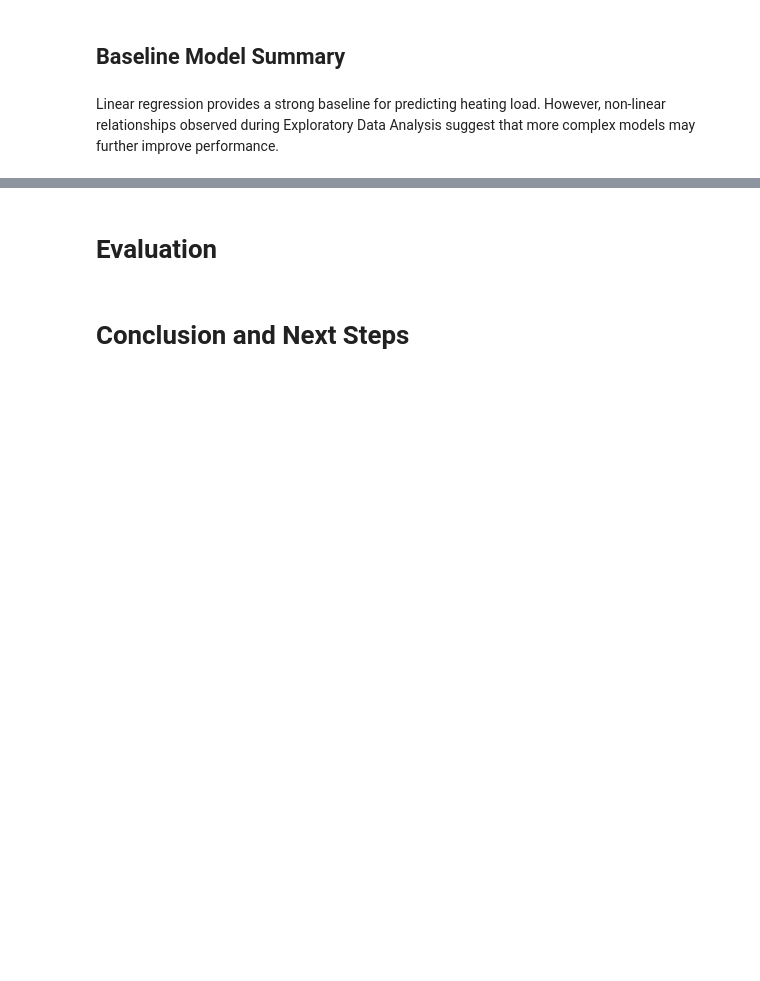
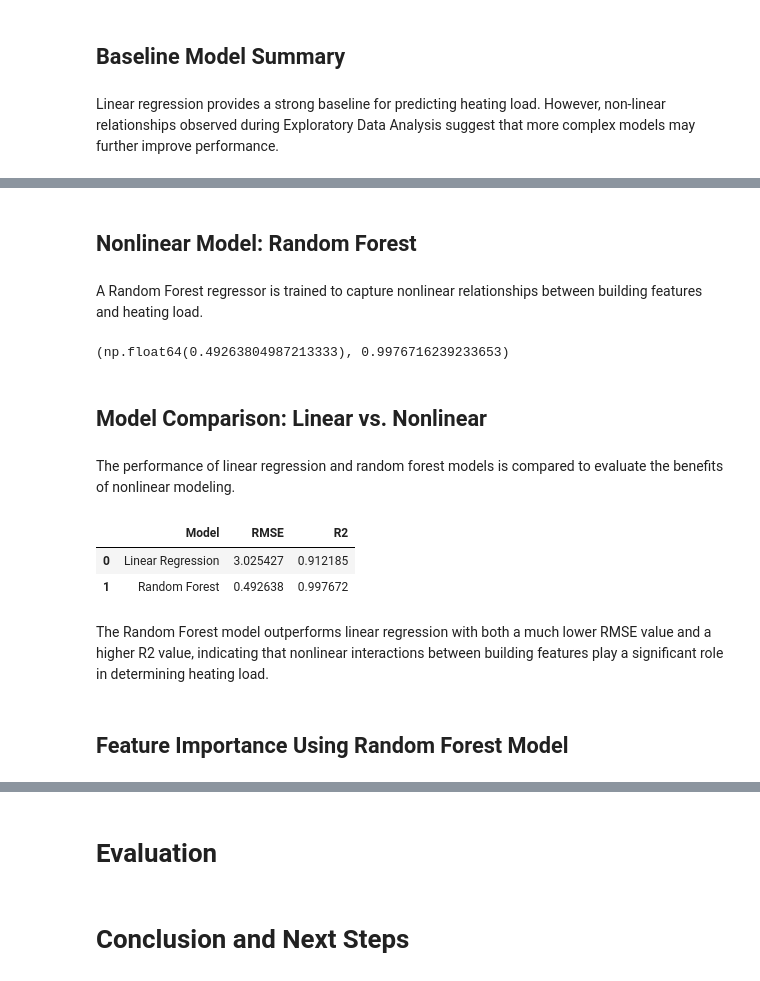
Before and after one commit to RT323/ml-mech-portfolio, a Jupyter notebook: projects/01-energy-efficiency-regression/notebooks/01_energy_efficiency_regression.ipynb, the cells around one changed output, grey strips where cells are left out. Drawn from its saved outputs; the diff is of its cells as text; code cells hidden in the pictures; blank space fills up the shorter version.

Commit message:
Add Random Forest model and comparison

```diff
--- a/projects/01-energy-efficiency-regression/notebooks/01_energy_efficiency_regression.ipynb
+++ b/projects/01-energy-efficiency-regression/notebooks/01_energy_efficiency_regression.ipynb
@@ -242,0 +292,45 @@ Linear regression provides a strong baseline for predicting heating load. Howeve
+# %% [markdown]
+## Nonlinear Model: Random Forest
+# %% [markdown]
+A Random Forest regressor is trained to capture nonlinear relationships between building features and heating load.
+# %%
+from sklearn.ensemble import RandomForestRegressor
+
+rf_model = RandomForestRegressor(
+    n_estimators = 200,
+    random_state = 42
+)
+
+rf_model.fit(X_train, y_train)
+
+y_pred_rf = rf_model.predict(X_test)
+
+mse_rf = mean_squared_error(y_test, y_pred_rf)
+rmse_rf = np.sqrt(mse_rf)
+r2_rf = r2_score(y_test, y_pred_rf)
+
+rmse_rf, r2_rf
+# %% [output]
+(np.float64(0.49263804987213333), 0.9976716239233653)
+# %% [markdown]
+## Model Comparison: Linear vs. Nonlinear
+# %% [markdown]
+The performance of linear regression and random forest models is compared to evaluate the benefits of nonlinear modeling.
+# %%
+import pandas as pd
+
+results = pd.DataFrame({
+    "Model": ["Linear Regression", "Random Forest"],
+    "RMSE": [rmse_lr, rmse_rf],
+    "R2": [r2_lr, r2_rf]
+})
+
+results
+# %% [output]
+|  | Model | RMSE | R2 |
+| 0 | Linear Regression | 3.025427 | 0.912185 |
+| 1 | Random Forest | 0.492638 | 0.997672 |
+# %% [markdown]
+The Random Forest model outperforms linear regression with both a much lower RMSE value and a higher R2 value, indicating that nonlinear interactions between building features play a significant role in determining heating load.
+# %% [markdown]
+## Feature Importance Using Random Forest Model
```
Also changed, not shown: parts of 9 cells of this notebook.
